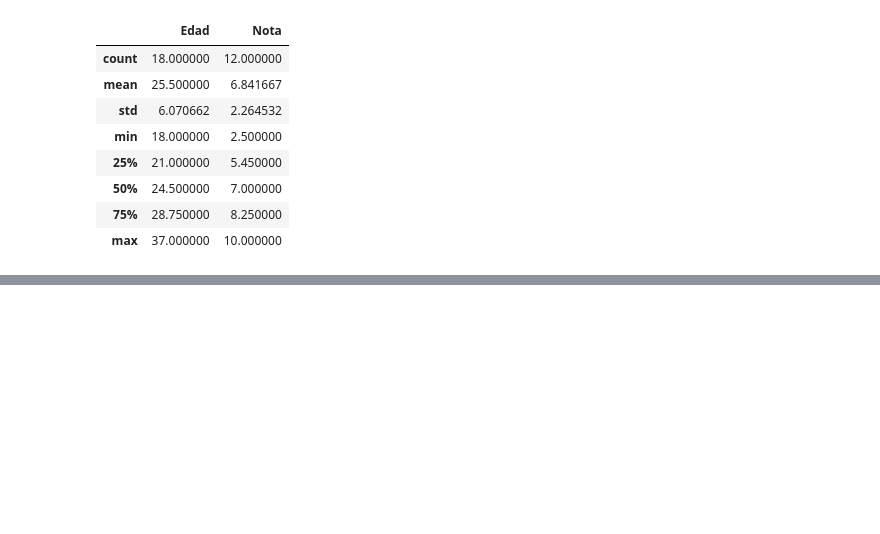
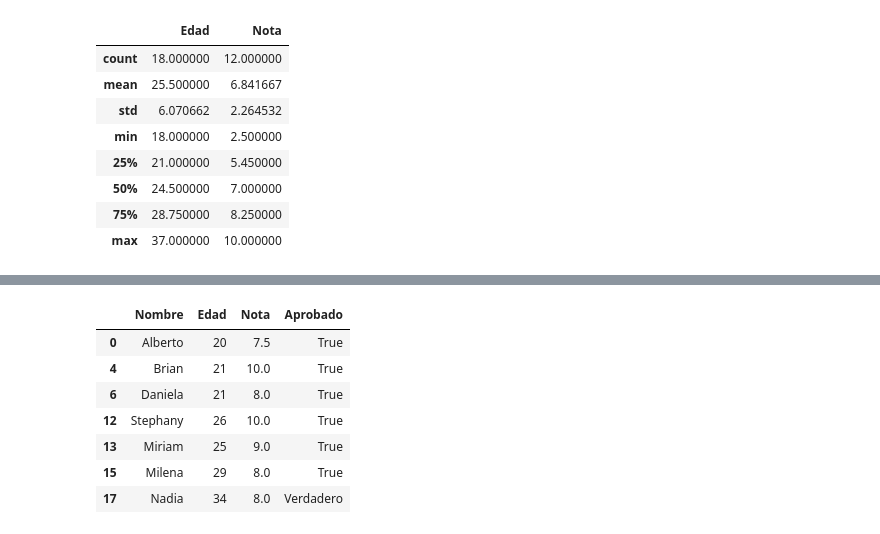
Before and after one commit to Yaaxek/Pandas.1, a Jupyter notebook: Alumnos.ipynb, the cells around one changed output, grey strips where cells are left out. Saved outputs shown, nothing was run; the diff lists cells and outputs as text; code cells hidden in the pictures; blank space fills up the shorter version.

```diff
--- a/Alumnos.ipynb
+++ b/Alumnos.ipynb
@@ -106,0 +179,2 @@ datos.describe()
+# %%
+datos['Nota'].replace(7.0, 8.0, inplace=True)
@@ -106,0 +192,11 @@ datos.describe()
+# %%
+datos
+# %% [output]
+|  | Nombre | Edad | Nota | Aprobado |
+| 0 | Alberto | 20 | 7.5 | True |
+| 4 | Brian | 21 | 10.0 | True |
+| 6 | Daniela | 21 | 8.0 | True |
+| 12 | Stephany | 26 | 10.0 | True |
+| 13 | Miriam | 25 | 9.0 | True |
+| 15 | Milena | 29 | 8.0 | True |
+| 17 | Nadia | 34 | 8.0 | Verdadero |
```
Also changed, not shown: parts of 35 cells of this notebook.
